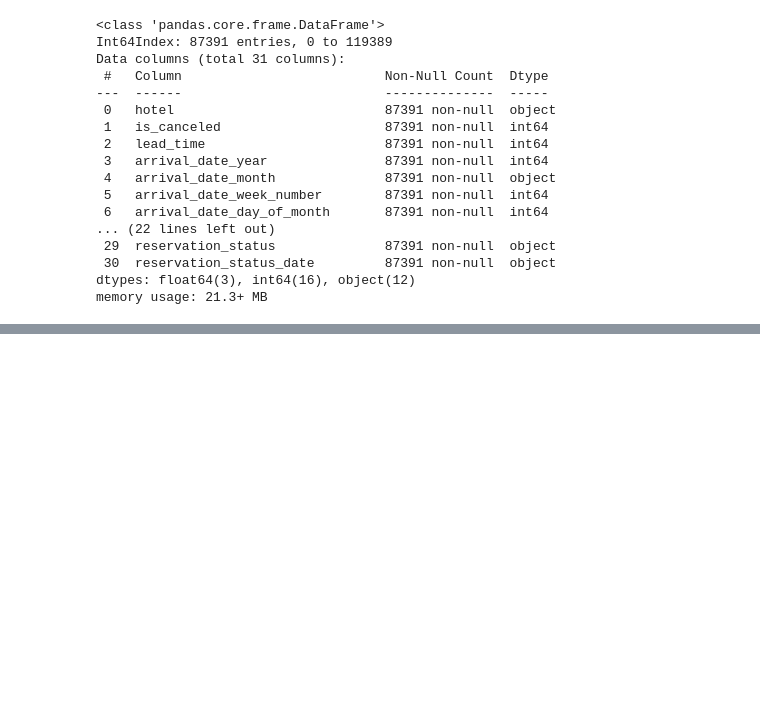
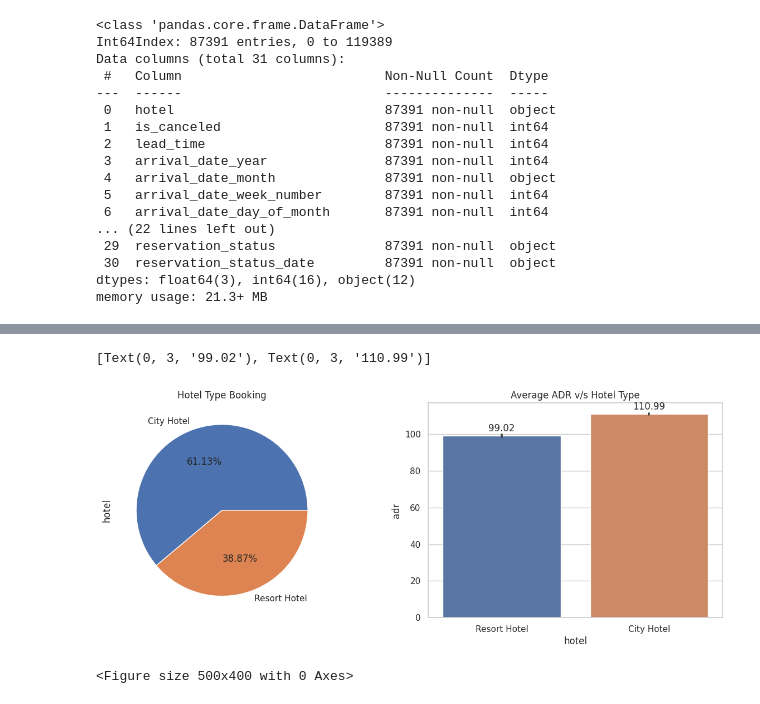
Before and after one commit to jamal-faisal/EDA_Hotel, a Jupyter notebook: EDA_Hotel_Booking.ipynb, the cells around one changed output, grey strips where cells are left out. Drawn from its saved outputs; the diff is of its cells as text; code cells hidden in the pictures; blank space fills up the shorter version.

```diff
--- a/EDA_Hotel_Booking.ipynb
+++ b/EDA_Hotel_Booking.ipynb
@@ -264,0 +315,16 @@ memory usage: 21.3+ MB
+# %%
+figure, axes = plt.subplots(1, 2,figsize=(15, 5))
+sns.set(style='whitegrid')
+axes[0].set_title('Hotel Type Booking')
+axes[1].set_title('Average ADR v/s Hotel Type')
+
+h_type_count = df_hotel['hotel'].value_counts()       #plotting pie chart to determine the peference based on hotel type
+plt.figure( figsize=(5, 4))
+h_type_count.plot(kind = 'pie', y = 'Hotel Type', autopct = '%.02f%%', ax= axes[0])
+
+ax = sns.barplot(x= 'hotel', y= 'adr', data= df_hotel, estimator= "mean", ax= axes[1])
+ax.bar_label(ax.containers[0], fmt='%.2f', padding = 3)
+# %% [output]
+[Text(0, 3, '99.02'), Text(0, 3, '110.99')]
+[figure, added]
+<Figure size 500x400 with 0 Axes>
```
Also changed, not shown: parts of 9 cells of this notebook.
